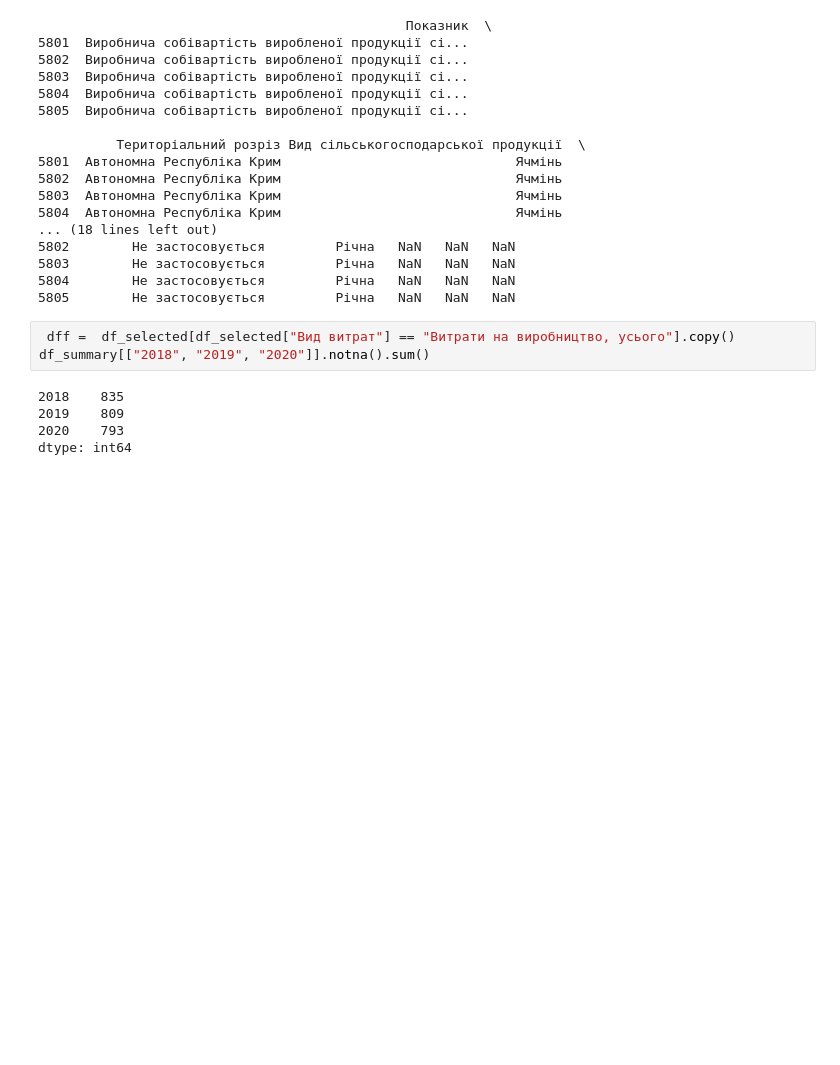
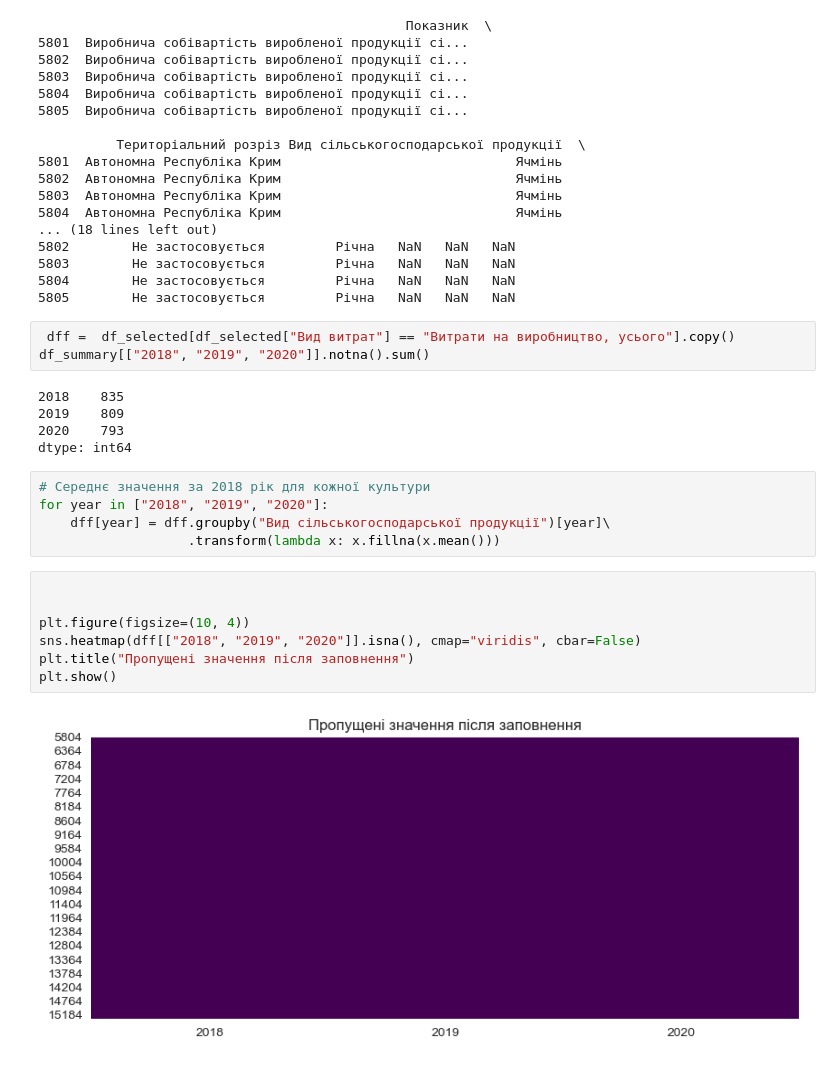
Before and after one commit to NikoriakViktot/Data_Science_Course_SSWU, a Jupyter notebook: task_6/cost_data.ipynb, the cells around one changed output. Cells and saved outputs as stored; diff of their text form; blank space fills up the shorter version.

```diff
--- a/task_6/cost_data.ipynb
+++ b/task_6/cost_data.ipynb
@@ -283,4 +283,18 @@ df_summary[["2018", "2019", "2020"]].notna().sum()
 2019    809
 2020    793
 dtype: int64
+# %%
+# Середнє значення за 2018 рік для кожної культури
+for year in ["2018", "2019", "2020"]:
+    dff[year] = dff.groupby("Вид сільськогосподарської продукції")[year]\
+                   .transform(lambda x: x.fillna(x.mean()))
+# %%
+
+
+plt.figure(figsize=(10, 4))
+sns.heatmap(dff[["2018", "2019", "2020"]].isna(), cmap="viridis", cbar=False)
+plt.title("Пропущені значення після заповнення")
+plt.show()
+# %% [output]
+[figure, added]
 # %%
```
Also changed, not shown: parts of 15 cells of this notebook, 8 other files.
